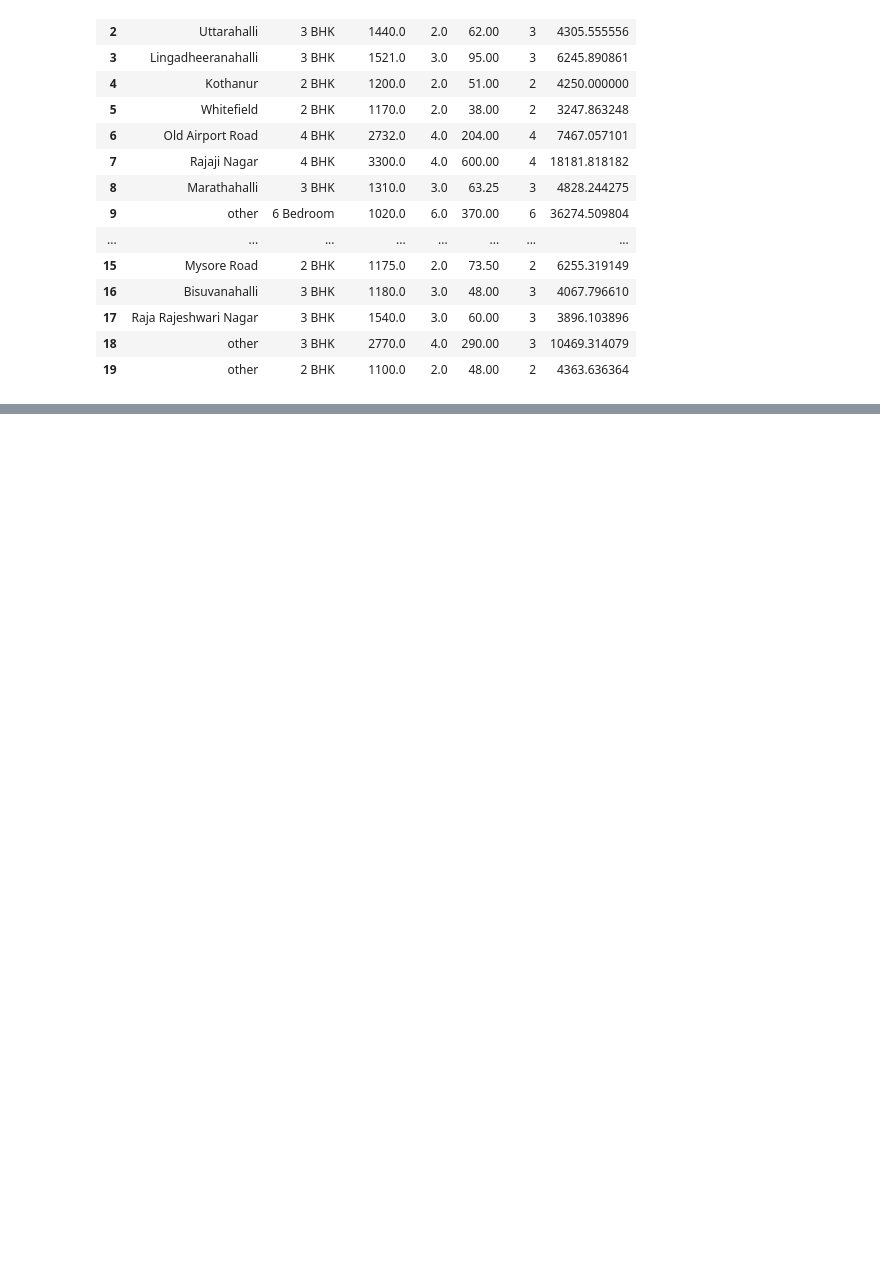
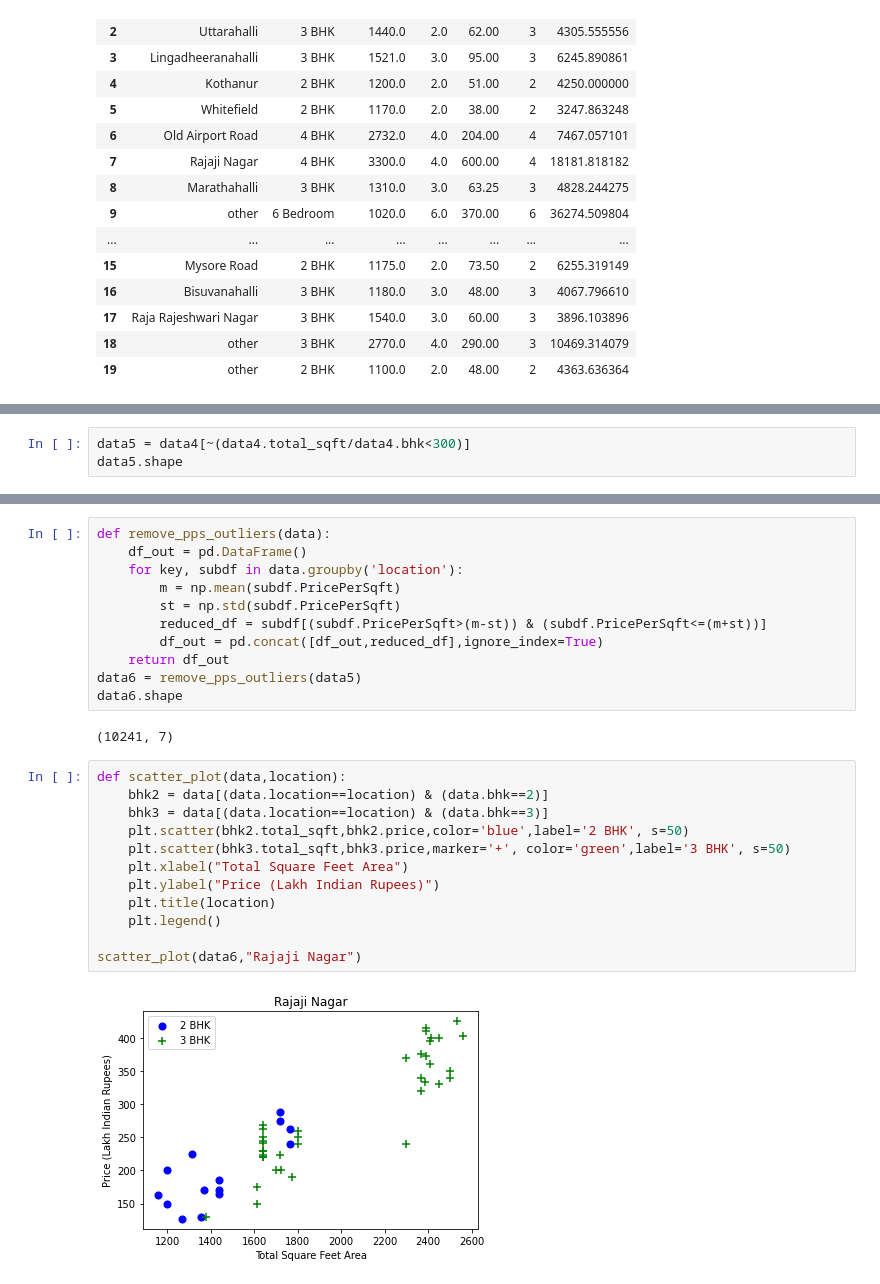
Before and after one commit to puja-ui/House-price-predictor, a Jupyter notebook: house_price_predictor.ipynb, the cells around one changed output, grey strips where cells are left out. Drawn from its saved outputs; the diff is of its cells as text; blank space fills up the shorter version.

```diff
--- a/house_price_predictor.ipynb
+++ b/house_price_predictor.ipynb
@@ -291,0 +305,3 @@ data4.head(20)
+# %%
+data5 = data4[~(data4.total_sqft/data4.bhk<300)]
+data5.shape
@@ -291,0 +322,27 @@ data4.head(20)
+# %%
+def remove_pps_outliers(data):
+    df_out = pd.DataFrame()
+    for key, subdf in data.groupby('location'):
+        m = np.mean(subdf.PricePerSqft)
+        st = np.std(subdf.PricePerSqft)
+        reduced_df = subdf[(subdf.PricePerSqft>(m-st)) & (subdf.PricePerSqft<=(m+st))]
+        df_out = pd.concat([df_out,reduced_df],ignore_index=True)
+    return df_out
+data6 = remove_pps_outliers(data5)
+data6.shape
+# %% [output]
+(10241, 7)
+# %%
+def scatter_plot(data,location):
+    bhk2 = data[(data.location==location) & (data.bhk==2)]
+    bhk3 = data[(data.location==location) & (data.bhk==3)]
+    plt.scatter(bhk2.total_sqft,bhk2.price,color='blue',label='2 BHK', s=50)
+    plt.scatter(bhk3.total_sqft,bhk3.price,marker='+', color='green',label='3 BHK', s=50)
+    plt.xlabel("Total Square Feet Area")
+    plt.ylabel("Price (Lakh Indian Rupees)")
+    plt.title(location)
+    plt.legend()
+
+scatter_plot(data6,"Rajaji Nagar")
+# %% [output]
+[figure, added]
```
Also changed, not shown: parts of 12 cells of this notebook.
